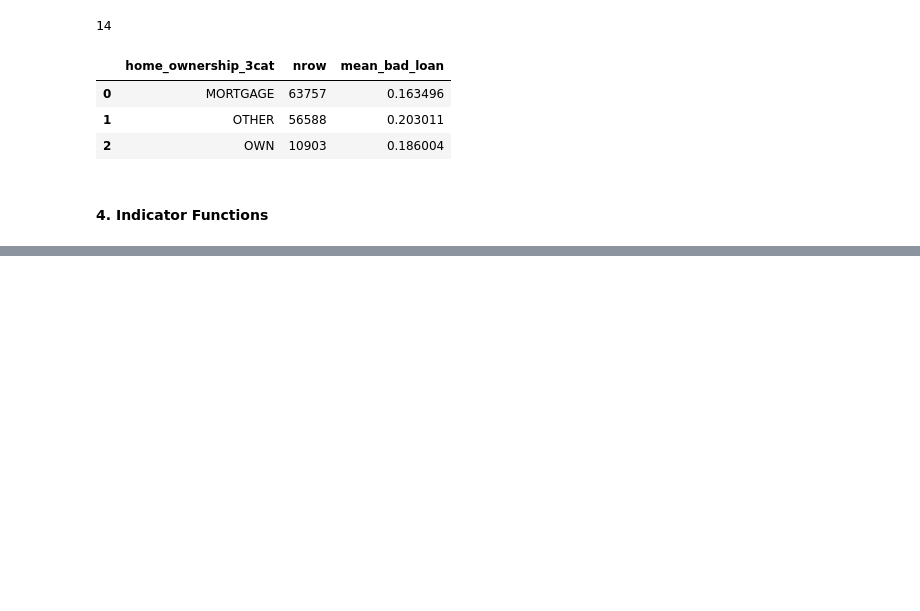
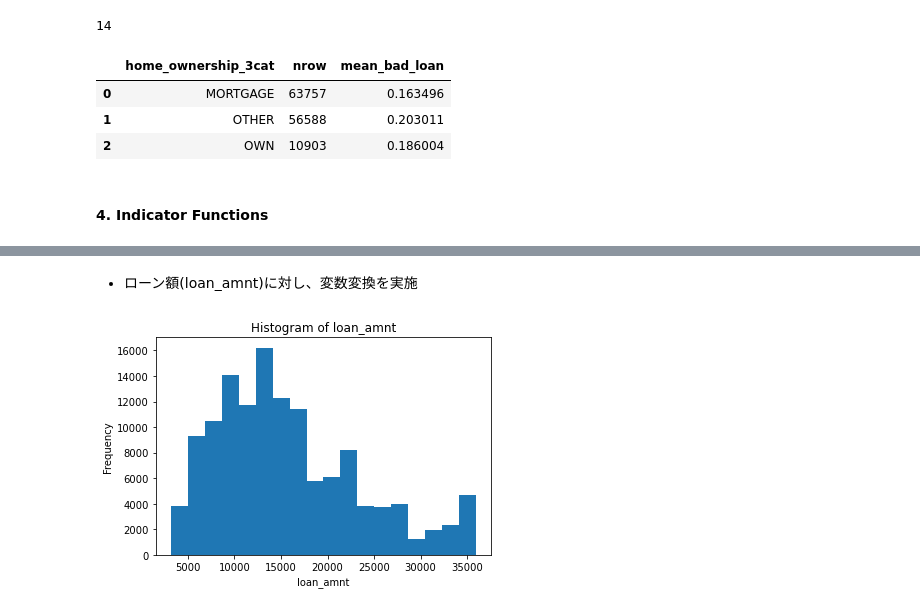
Before and after one commit to yukismd/H2O_3_Tutorial, a Jupyter notebook: python_api/Feature_Engineering_Deep_Dive.ipynb, the cells around one changed output, grey strips where cells are left out. Drawn from its saved outputs; the diff is of its cells as text; code cells hidden in the pictures; blank space fills up the shorter version.

```diff
--- a/python_api/Feature_Engineering_Deep_Dive.ipynb
+++ b/python_api/Feature_Engineering_Deep_Dive.ipynb
@@ -905,0 +910,4 @@ mean_target(train, "home_ownership_3cat")
+# %%
+#> 60 months->1, 36 months -> 0 へ変換
+train["term_60months"] = (train["term"] == "60 months")
+train["term_60months"].table()
@@ -905,0 +946,3 @@ mean_target(train, "home_ownership_3cat")
+# %%
+train["verified"] = (train["verification_status"] == "verified")
+train["verified"].table()
@@ -905,0 +1000,4 @@ mean_target(train, "home_ownership_3cat")
+# %%
+#> emp_lengthが欠損(nan)だと1となる変数(emp_length_missing)を作成
+train["emp_length_missing"] = (train["emp_length"] == None)
+train["emp_length_missing"].table()
@@ -905,0 +1067,6 @@ mean_target(train, "home_ownership_3cat")
+# %% [markdown]
+- ローン額(loan_amnt)に対し、変数変換を実施
+# %%
+train["loan_amnt"].hist()
+# %% [output]
+[figure, added]
```
Also changed, not shown: parts of 39 cells of this notebook.
